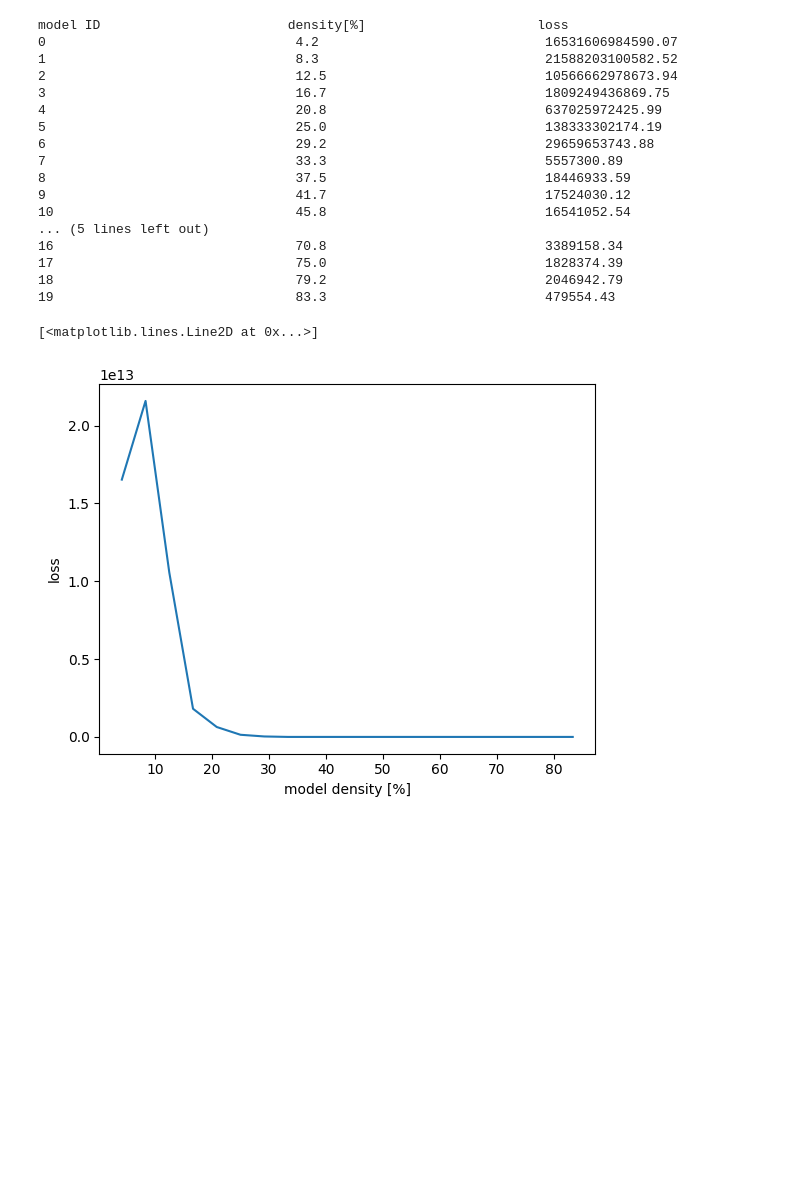
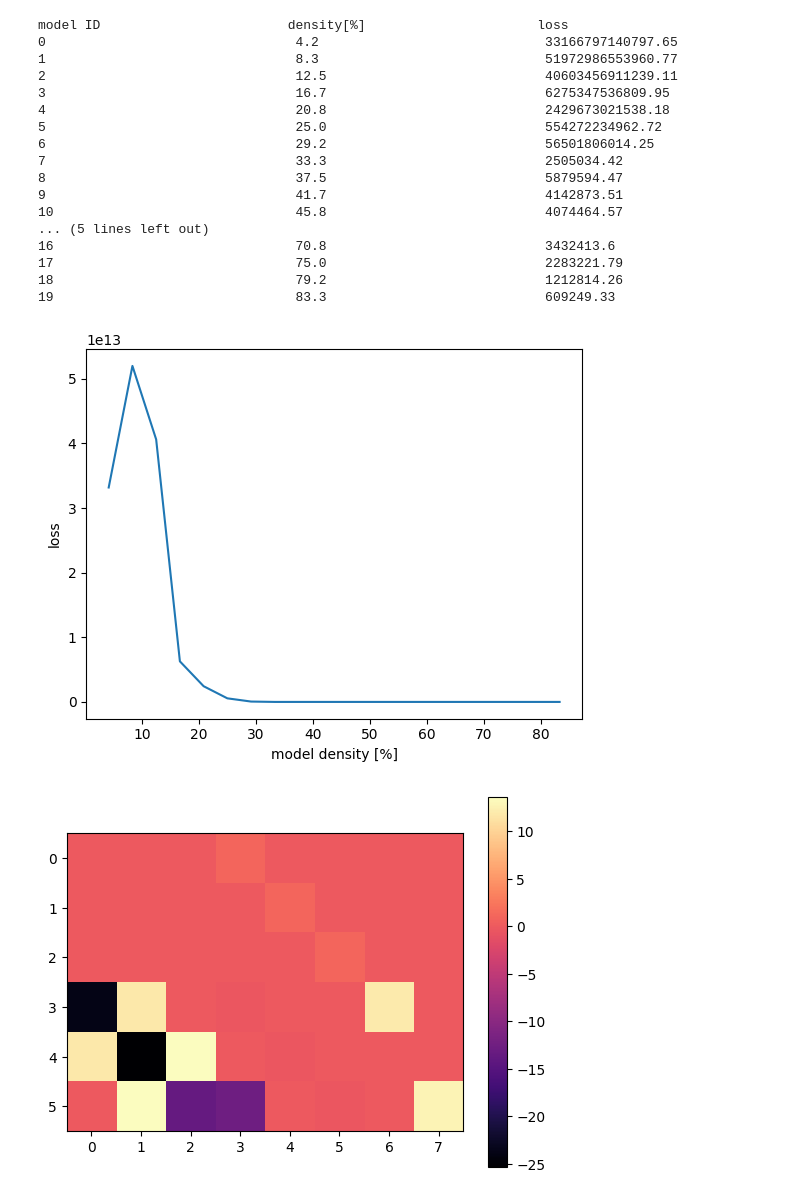
Before and after one commit to michalnand/libs_control, a Jupyter notebook: tutorials/04_sparse_model_identification.ipynb, the cells around one changed output. Drawn from its saved outputs; the diff is of its cells as text; code cells hidden in the pictures; blank space fills up the shorter version.

Commit message:
sparse model identification

```diff
--- a/tutorials/04_sparse_model_identification.ipynb
+++ b/tutorials/04_sparse_model_identification.ipynb
@@ -73,7 +73,7 @@ u       = numpy.zeros((mat_b.shape[1], 1))
 for i in range(steps):
 
     if i%200 == 0:
-        u    = numpy.random.rand(mat_b.shape[1], 1)
+        u    = numpy.random.randint(0, 3, (mat_b.shape[1], 1)) - 1
 
     u_batch.append(u[:, 0])
     x_batch.append(x[:, 0])
@@ -90,42 +90,45 @@ x_batch+= 0.001*numpy.random.randn(x_batch.shape[0], x_batch.shape[1])
 models, loss = LibsControl.identification(u_batch, x_batch, dt)
 # %%
 #print and plot results
-
 print("model ID\t\t\tdensity[%]\t\t\tloss")
 
 density = []
 for i in range(models.shape[0]):
     density_ = 100*(numpy.abs(models[i]) > 10**-5).sum()/(models.shape[1]*models.shape[2])
     density.append(density_)
     print(i, "\t\t\t\t", round(density_, 1), "\t\t\t\t", round(loss[i], 2))
 
 print()
 
-plt.cla()
-plt.clf()
 plt.xlabel("model density [%]")
 plt.ylabel("loss")
 plt.plot(density, loss)
+plt.show()
+
+
+plt.imshow(models[7].T , cmap = 'magma' )
+plt.colorbar()
+plt.show()
 # %% [output]
 model ID                        density[%]                      loss
-0                                4.2                             16531606984590.07
-1                                8.3                             21588203100582.52
-2                                12.5                            10566662978673.94
-3                                16.7                            1809249436869.75
-4                                20.8                            637025972425.99
-5                                25.0                            138333302174.19
-6                                29.2                            29659653743.88
-7                                33.3                            5557300.89
-8                                37.5                            18446933.59
-9                                41.7                            17524030.12
-10                               45.8                            16541052.54
+0                                4.2                             33166797140797.65
+1                                8.3                             51972986553960.77
+2                                12.5                            40603456911239.11
+3                                16.7                            6275347536809.95
+4                                20.8                            2429673021538.18
+5                                25.0                            554272234962.72
+6                                29.2                            56501806014.25
+7                                33.3                            2505034.42
+8                                37.5                            5879594.47
+9                                41.7                            4142873.51
+10                               45.8                            4074464.57
 ... (5 lines left out)
-16                               70.8                            3389158.34
-17                               75.0                            1828374.39
-18                               79.2                            2046942.79
-19                               83.3                            479554.43
+16                               70.8                            3432413.6
+17                               75.0                            2283221.79
+18                               79.2                            1212814.26
+19                               83.3                            609249.33
-[<matplotlib.lines.Line2D at 0x...>]
-[figure, old version]
+[figure, new version]
+[figure, added]
 # %%
 #split model to system dynamics matrices a, b
 
```
Also changed, not shown: parts of 1 cell of this notebook, 4 other files.
